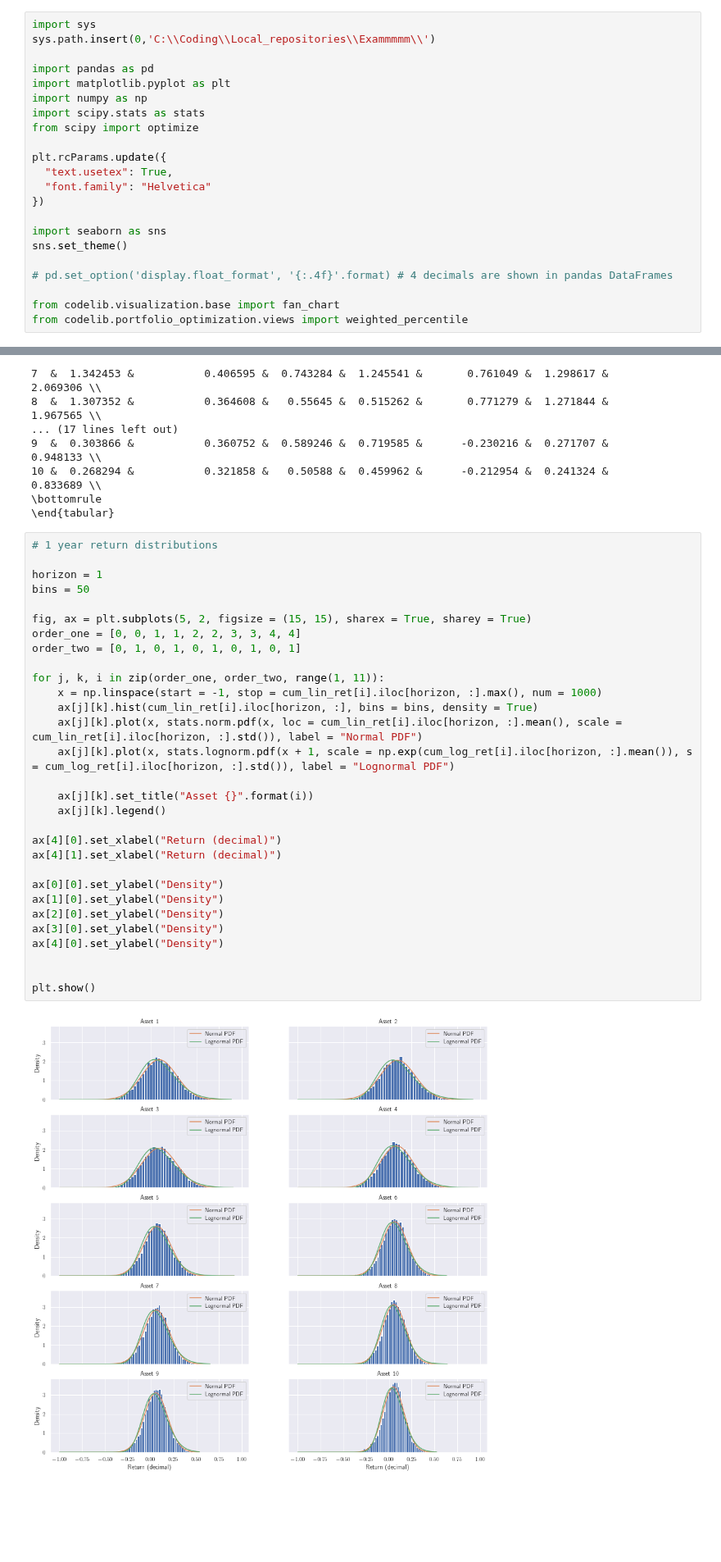
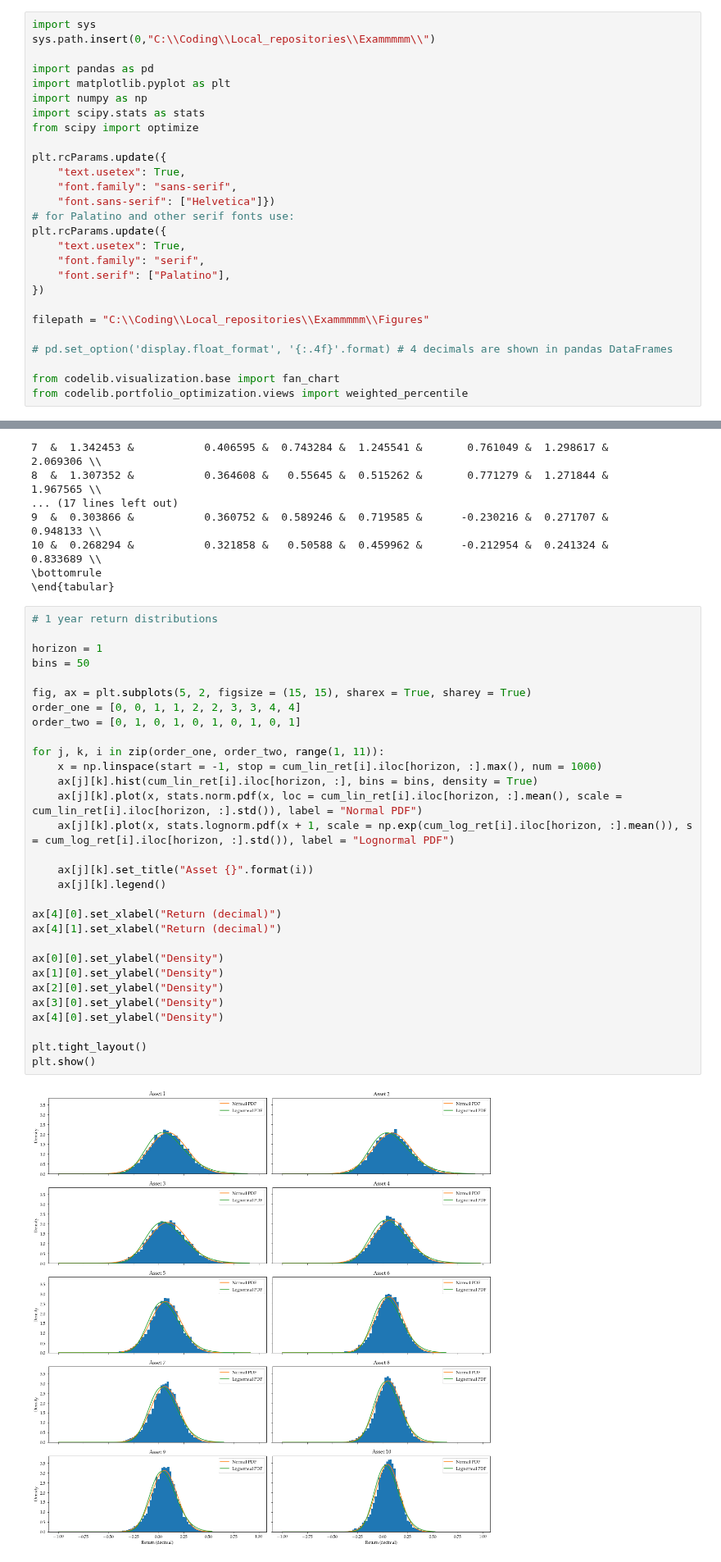
Before and after one commit to frgy17ac/Exammmmm, a Jupyter notebook: Solutions/Solution to Optimizing portfolios.ipynb, the cells around one changed output, grey strips where cells are left out. Shown at 82% size. Saved outputs shown, nothing was run; the diff lists cells and outputs as text; blank space fills up the shorter version.

Commit message:
Thomas ændringer mhp. let at kunne overføre figurer og tabeller til LaTeX

```diff
--- a/Solutions/Solution to Optimizing portfolios.ipynb
+++ b/Solutions/Solution to Optimizing portfolios.ipynb
@@ -8,6 +19,6 @@ Note: you may need to restart the kernel to use updated packages.
 # %%
 import sys
-sys.path.insert(0,'C:\\Coding\\Local_repositories\\Exammmmm\\')
+sys.path.insert(0,"C:\\Coding\\Local_repositories\\Exammmmm\\")
 
 import pandas as pd
 import matplotlib.pyplot as plt
@@ -16,12 +27,17 @@ import scipy.stats as stats
 from scipy import optimize
 
 plt.rcParams.update({
-  "text.usetex": True,
-  "font.family": "Helvetica"
+    "text.usetex": True,
+    "font.family": "sans-serif",
+    "font.sans-serif": ["Helvetica"]})
+# for Palatino and other serif fonts use:
+plt.rcParams.update({
+    "text.usetex": True,
+    "font.family": "serif",
+    "font.serif": ["Palatino"],
 })
 
-import seaborn as sns
-sns.set_theme()
+filepath = "C:\\Coding\\Local_repositories\\Exammmmm\\Figures"
 
 # pd.set_option('display.float_format', '{:.4f}'.format) # 4 decimals are shown in pandas DataFrames
 
@@ -138,35 +154,35 @@ print(fiveyretdescr.to_latex())
 # %%
 # 1 year return distributions
 
 horizon = 1
 bins = 50
 
 fig, ax = plt.subplots(5, 2, figsize = (15, 15), sharex = True, sharey = True)
 order_one = [0, 0, 1, 1, 2, 2, 3, 3, 4, 4]
 order_two = [0, 1, 0, 1, 0, 1, 0, 1, 0, 1]
 
 for j, k, i in zip(order_one, order_two, range(1, 11)):
     x = np.linspace(start = -1, stop = cum_lin_ret[i].iloc[horizon, :].max(), num = 1000)
     ax[j][k].hist(cum_lin_ret[i].iloc[horizon, :], bins = bins, density = True)
     ax[j][k].plot(x, stats.norm.pdf(x, loc = cum_lin_ret[i].iloc[horizon, :].mean(), scale = cum_lin_ret[i].iloc[horizon, :].std()), label = "Normal PDF")
     ax[j][k].plot(x, stats.lognorm.pdf(x + 1, scale = np.exp(cum_log_ret[i].iloc[horizon, :].mean()), s = cum_log_ret[i].iloc[horizon, :].std()), label = "Lognormal PDF")
 
     ax[j][k].set_title("Asset {}".format(i))
     ax[j][k].legend()
 
 ax[4][0].set_xlabel("Return (decimal)")
 ax[4][1].set_xlabel("Return (decimal)")
 
 ax[0][0].set_ylabel("Density")
 ax[1][0].set_ylabel("Density")
 ax[2][0].set_ylabel("Density")
 ax[3][0].set_ylabel("Density")
 ax[4][0].set_ylabel("Density")
 
-
+plt.tight_layout()
 plt.show()
 # %% [output]
-[figure, old version]
+[figure, new version]
 # %%
 # 5 year return distributions
 
```
Also changed, not shown: parts of 7 cells of this notebook, 1 other file.
